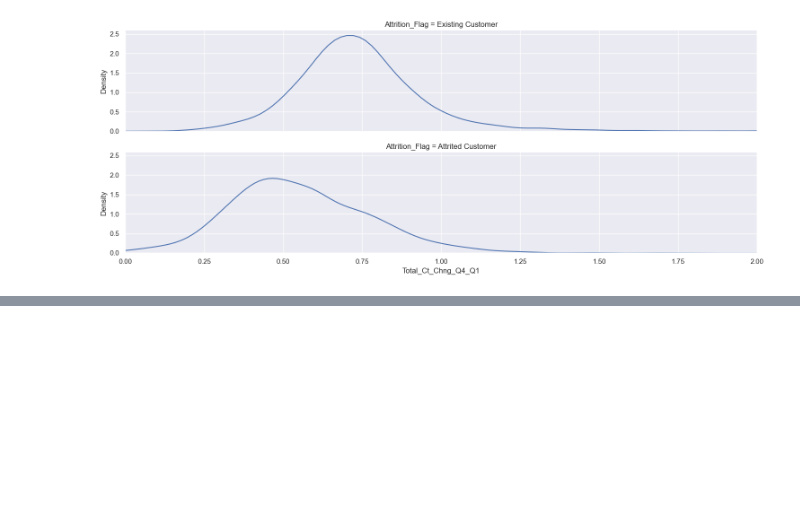
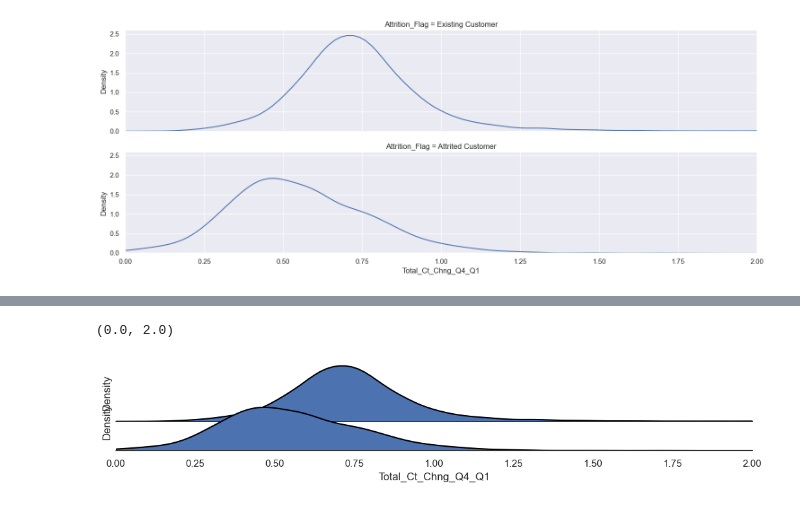
Before and after one commit to ParabjotChander/practical-python-for-data-professionals-4358485, a Jupyter notebook: data_analysis/credit_card_retention_analysis.ipynb, the cells around one changed output, grey strips where cells are left out. Drawn from its saved outputs; the diff is of its cells as text; code cells hidden in the pictures; blank space fills up the shorter version.

```diff
--- a/data_analysis/credit_card_retention_analysis.ipynb
+++ b/data_analysis/credit_card_retention_analysis.ipynb
@@ -641,0 +673,14 @@ pit.xlim(0,2)
+# %%
+sns.set_theme(style="white", rc={"axes.facecolor": (0, 0, 0, 0)})
+g = sns.FacetGrid(data, row="Attrition_Flag", aspect=9, height=1.2)
+g.map_dataframe(sns.kdeplot, x="Total_Ct_Chng_Q4_Q1", fill=True, alpha=1)
+g.map_dataframe(sns.kdeplot, x="Total_Ct_Chng_Q4_Q1", color='black')
+g.fig.subplots_adjust(hspace=-.5)
+g.set_titles("")
+g.set(yticks=[])
+g.despine(left=True)
+
+pit.xlim(0,2)
+# %% [output]
+(0.0, 2.0)
+[figure, added]
```
Also changed, not shown: parts of 11 cells of this notebook.
